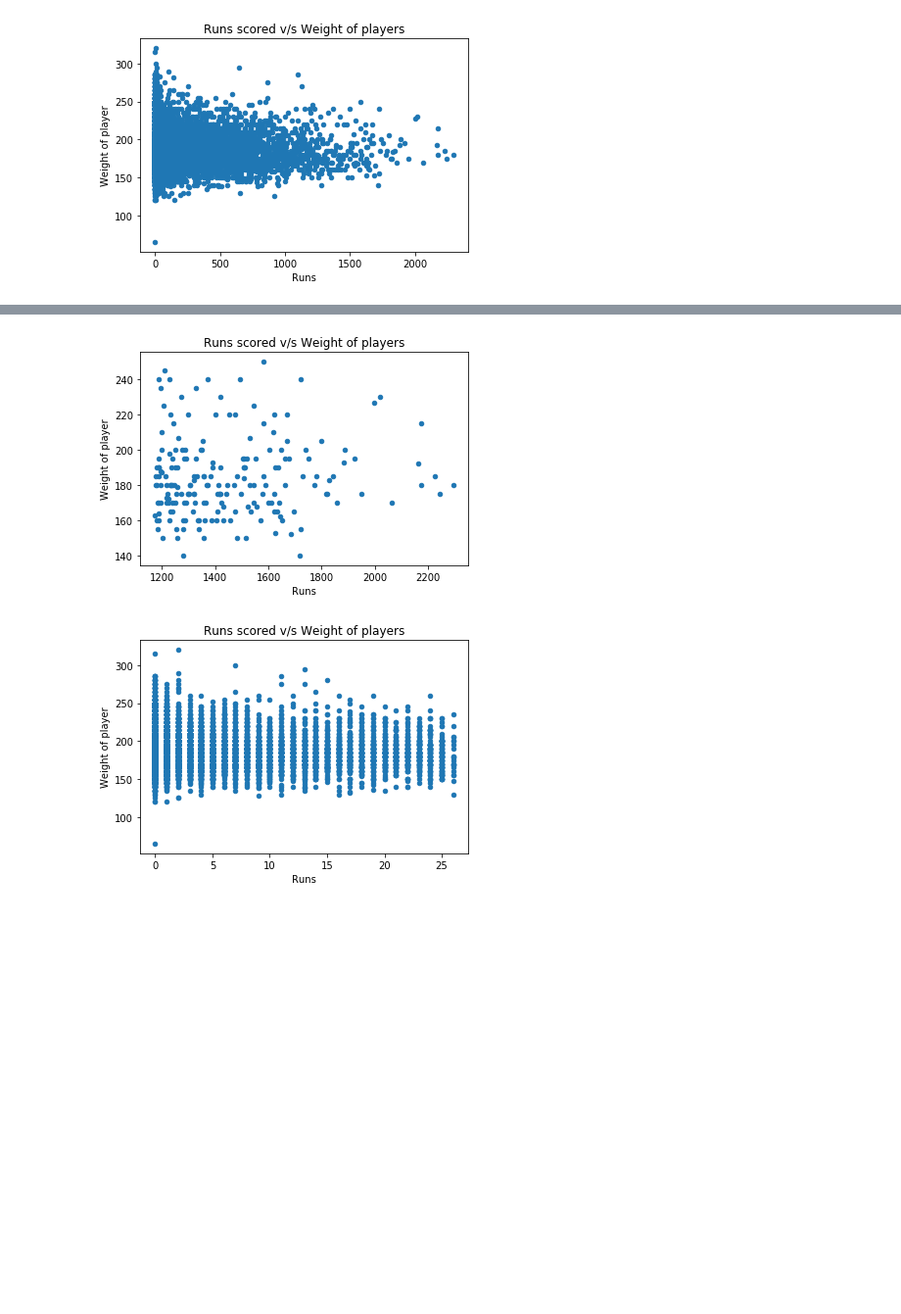
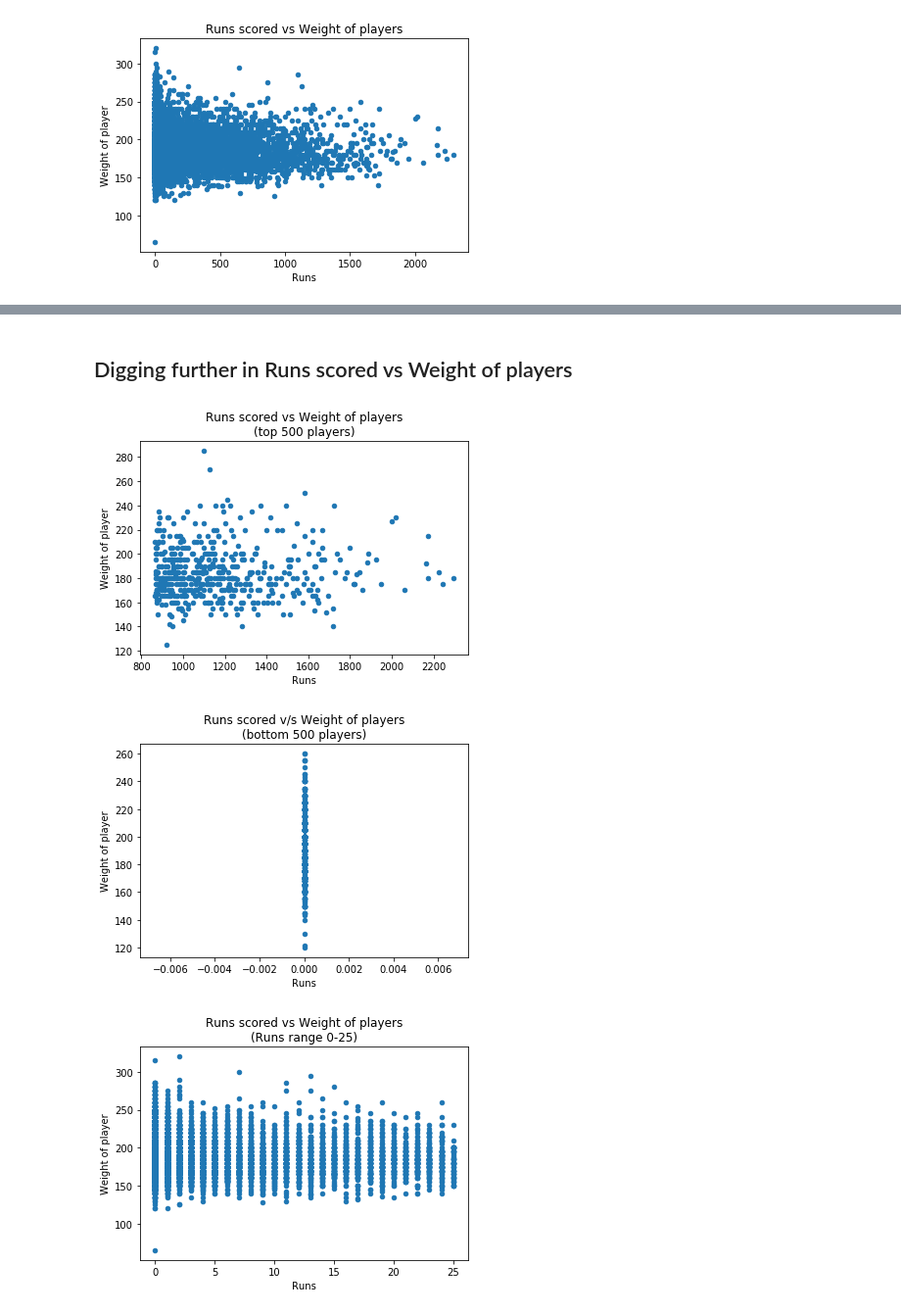
Before and after one commit to manish-mr/CS6830_Project1, a Jupyter notebook: Project1.ipynb, the cells around one changed output, grey strips where cells are left out. Shown: that part at 98% size. Saved outputs shown, nothing was run; the diff lists cells and outputs as text; code cells hidden in the pictures; blank space fills up the shorter version.

Commit message:
Added report and images

```diff
--- a/Project1.ipynb
+++ b/Project1.ipynb
@@ -125,9 +182,7 @@ from sklearn import preprocessing
 from scipy import stats
 
 merged_df['sum_std'] = stats.zscore(merged_df['sum'])
-merged_df['sum_norm'] = preprocessing.normalize([merged_df['sum']])[0]
 merged_df['weight_std'] = stats.zscore(merged_df['weight'])
-merged_df['weight_norm'] = preprocessing.normalize([merged_df['weight']])[0]
 
 merged_df
 # %% [output]
@@ -168,21 +217,28 @@ plt.show()
+# %% [markdown]
+## Digging further in Runs scored vs Weight of players
 # %%
-top_100_players = merged_df[:200]
-top_100_players
+top_500_players = merged_df[:500]
+bottom_500_players = merged_df[-500:].reset_index(drop=True)
 
-bottom_100_players = merged_df[-12000:]
-bottom_100_players
-
-ax = top_100_players.plot.scatter(x='sum', y='weight')
+ax = top_500_players.plot.scatter(x='sum', y='weight')
 plt.xlabel('Runs')
 plt.ylabel('Weight of player')
-plt.title('Runs scored v/s Weight of players')
+plt.title('Runs scored vs Weight of players\n(top 500 players)')
 plt.show()
 
-ax = bottom_100_players.plot.scatter(x='sum', y='weight')
+ax = bottom_500_players.plot.scatter(x='sum', y='weight')
 plt.xlabel('Runs')
 plt.ylabel('Weight of player')
-plt.title('Runs scored v/s Weight of players')
+plt.title('Runs scored v/s Weight of players\n(bottom 500 players)')
 plt.show()
+
+bottom_players_runs_0_to_26 = merged_df[-11950:]
+ax = bottom_players_runs_0_to_26.plot.scatter(x='sum', y='weight')
+plt.xlabel('Runs')
+plt.ylabel('Weight of player')
+plt.title('Runs scored vs Weight of players\n(Runs range 0-25)')
+plt.show()
 # %% [output]
-[figure, old version]
+[figure, new version]
-[figure, old version]
+[figure, new version]
+[figure, added]
```
Also changed, not shown: parts of 18 cells of this notebook, 9 other files.
